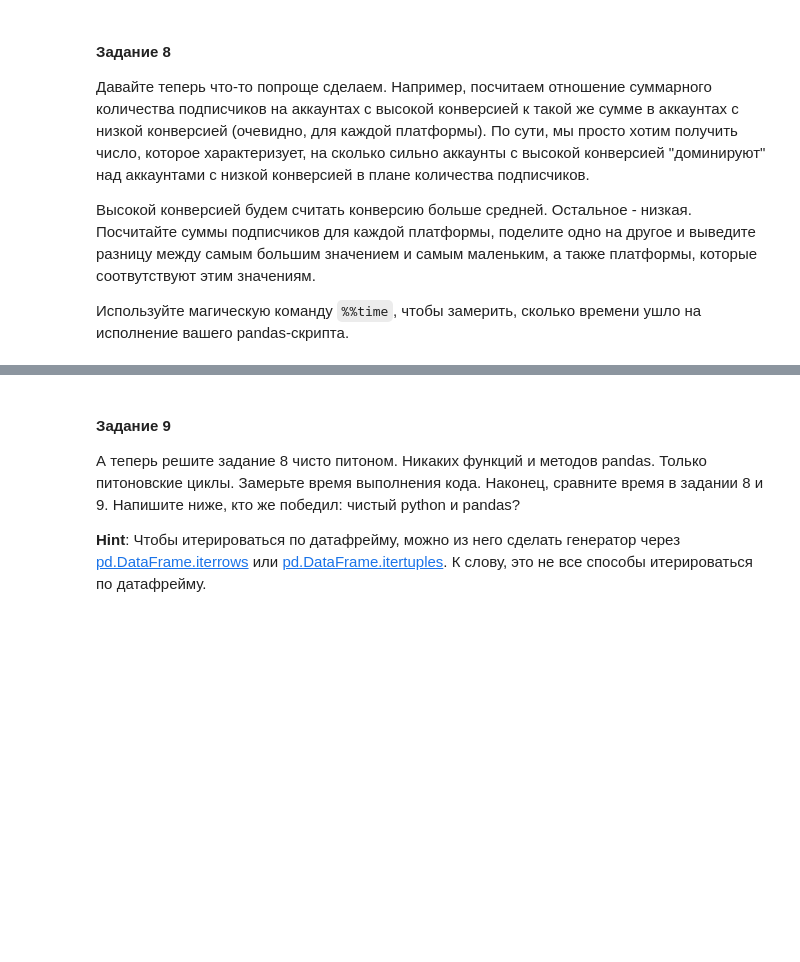
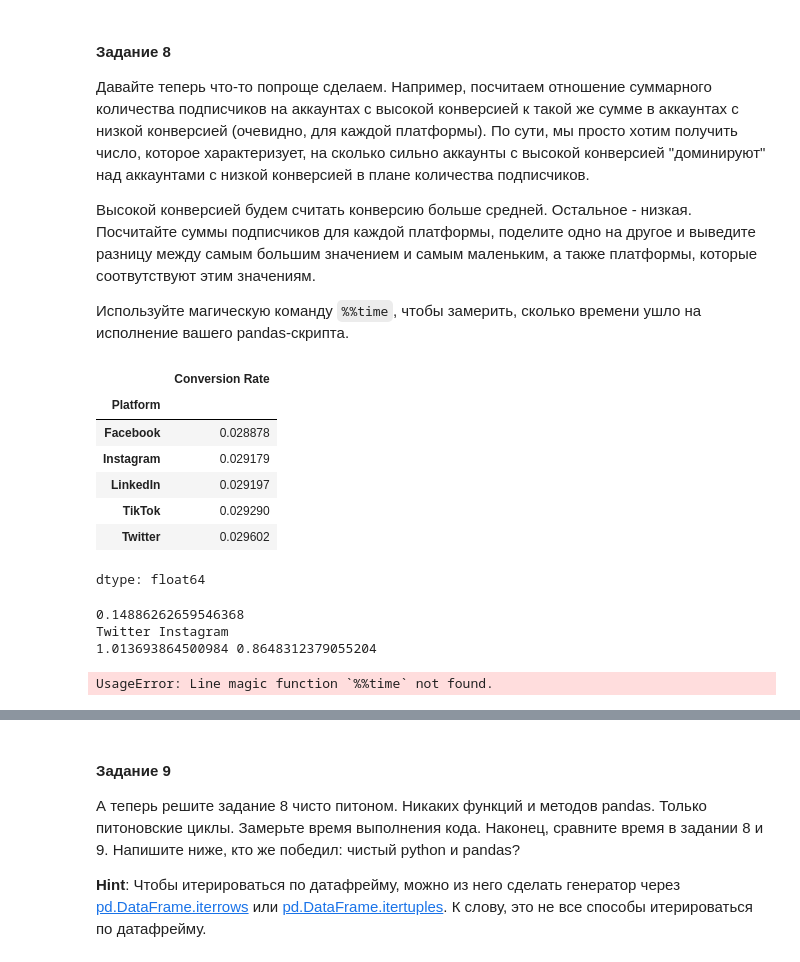
Before and after one commit to pixi2102/iad-intro-ds, a Jupyter notebook: Копия_блокнота_"hw02_pandas_ipynb".ipynb, the cells around one changed output, grey strips where cells are left out. Drawn from its saved outputs; the diff is of its cells as text; code cells hidden in the pictures; blank space fills up the shorter version.

```diff
--- a/Копия_блокнота_"hw02_pandas_ipynb".ipynb
+++ b/Копия_блокнота_"hw02_pandas_ipynb".ipynb
@@ -164,7 +182,7 @@ $$Conversion Influence = \frac{Total Follower\ Count (High) - Total Follower
 **Hint**: данное задание не про *groupby*, а скорее про [pd.pivot_table](https://pandas.pydata.org/pandas-docs/stable/reference/api/pandas.pivot_table.html). Сделайте сводную таблицу, по которой уже можно посчитать суммы, а затем подставить их в формулы.
 # %%
 median = df['Conversion Rate'].median()
-df['Conversion_Category'] = df['Conversion Rate'].apply(lambda x: 'High' if x > median_conversion_rate else 'Low')
+df['Conversion_Category'] = df['Conversion Rate'].apply(lambda x: 'High' if x > median else 'Low')
 
 pivot_table = pd.pivot_table(df,
                              values=['Follower Count', 'Campaign Reach'],
@@ -228,14 +254,34 @@ print(df_united['Same Acc'].sum())# ( ͡° ͜ʖ ͡°)
 Высокой конверсией будем считать конверсию больше средней. Остальное - низкая. Посчитайте суммы подписчиков для каждой платформы, поделите одно на другое и выведите разницу между самым большим значением и самым маленьким, а также платформы, которые соотвутствуют этим значениям.
 
 Используйте магическую команду `%%time`, чтобы замерить, сколько времени ушло на исполнение вашего pandas-скрипта.
+# %%
+conversion_average=df.groupby('Platform')['Conversion Rate'].mean()
+# %%
+conversion_average
+# %% [output]
+|  | Conversion Rate |
+| Platform |  |
+| Facebook | 0.028878 |
+| Instagram | 0.029179 |
+| LinkedIn | 0.029197 |
+| TikTok | 0.029290 |
+| Twitter | 0.029602 |
+dtype: float64
 # %%
-conversion_average=df.groupby('Platform')['Conversion Rate'].mean().reset_index(drop=True)
-conversion_average.columns=['Platform', 'Mean']
-df3=df.merge(df, conversion_average,on='Platform')
+conversion_average=df.groupby('Platform', as_index=False)['Conversion Rate'].mean()
+conversion_average=conversion_average.rename(columns={'Conversion Rate':'Mean'})
+df3=df.merge(conversion_average,on='Platform')
 df3['Type of Conversion']=(df3['Conversion Rate']>df3['Mean'])
-df4=df3.groupby('Platform', 'Type of Conversion')['Follower Count'].sum().unstack(fill_value=0)
+df4=df3.groupby(['Platform', 'Type of Conversion'])['Follower Count'].sum().unstack(fill_value=0)
 df4['Ratio']=df4[True]/df4[False]
 print(df4['Ratio'].max()-df4['Ratio'].min())
-print(df4['Ratio'].idxmax(), df4['Ratio'].idxmin())# (◡‿◡✿)
+print(df4['Ratio'].idxmax(), df4['Ratio'].idxmin())
+print(df4['Ratio'].max(), df4['Ratio'].min())# (◡‿◡✿)
+%%time
+# %% [output]
+0.14886262659546368
+Twitter Instagram
+1.013693864500984 0.8648312379055204
+UsageError: Line magic function `%%time` not found.
 # %%
 %%time
```
Also changed, not shown: parts of 9 cells of this notebook.
